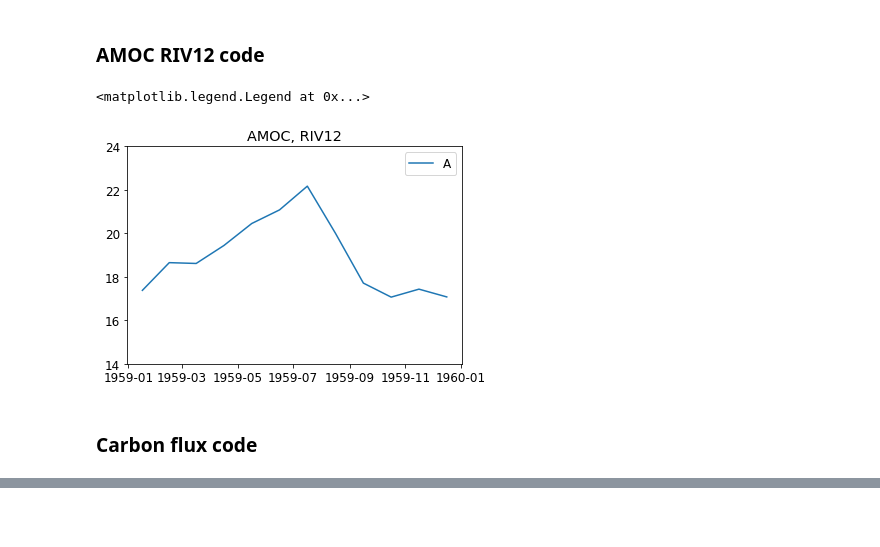
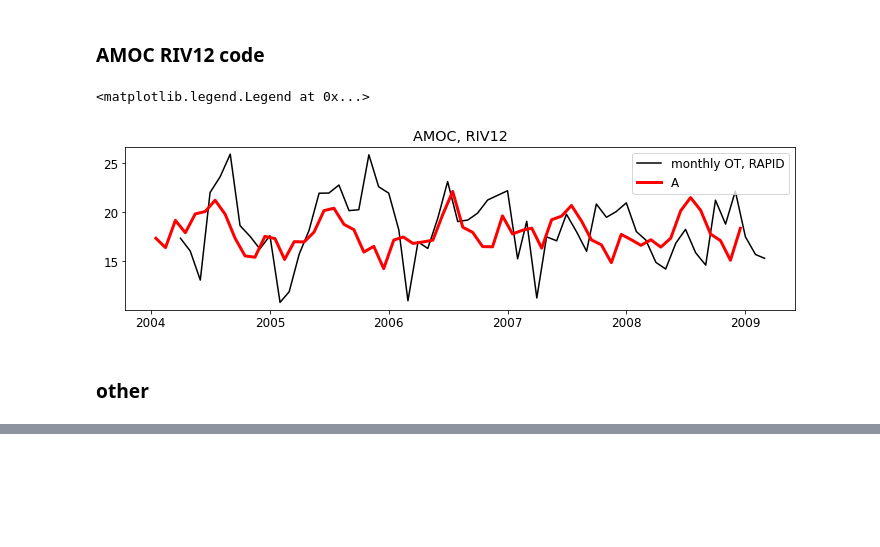
Before and after one commit to tjarnikova/AMOC-PLANKTOM, a Jupyter notebook: first-maps-ts.ipynb, the cells around one changed output, grey strips where cells are left out. Cells and saved outputs as stored; diff of their text form; code cells hidden in the pictures; blank space fills up the shorter version.

Commit message:
systematize look at transports

```diff
--- a/first-maps-ts.ipynb
+++ b/first-maps-ts.ipynb
@@ -153,6 +147,7 @@ GEB0_moc = make_yearlist(1959, 2022, 'TOM12_TJ_RVB0')
 GEC0_moc = make_yearlist(1959, 2022, 'TOM12_TJ_RVC0')
 GED0_moc = make_yearlist(1959, 2022, 'TOM12_TJ_RVD0')
 
+GEA0_moc = make_yearlist(1959, 2022, 'TOM12_TJ_RVA0')
 GEA0_mocdat = xr.open_mfdataset(GEA0_moc)
 GEB0_mocdat = xr.open_mfdataset(GEB0_moc)
 GEC0_mocdat = xr.open_mfdataset(GEC0_moc)
@@ -165,14 +162,27 @@ GED0_max_amoc = get_max_amoc(GED0_mocdat)
 # %%
+
+am = xr.open_dataset('./data/mocobs/moc_transports.nc')
+
 nicetime  = GEA0_mocdat.indexes['time_counter'].to_datetimeindex()
-plt.plot(nicetime[0:12], GEA0_max_amoc[0:12], label = 'A')
+fact = 1
+yrs = 5
+
+ty = (2004-1959)*12
+
+
+fig, axs = plt.subplots(1,1, figsize=(12*fact, 3*fact), facecolor='w', edgecolor='k')
+
+monthly_moc = am['moc_mar_hc10'].resample(time='1MS').mean()
+axs.plot(monthly_moc.time[0:yrs*12], monthly_moc[0:yrs*12], 'k-', label = 'monthly OT, RAPID')
+axs.plot(nicetime[ty:ty+yrs*12], GEA0_max_amoc[ty:ty+yrs*12], label = 'A', color = 'r', lw = 3)
 # plt.plot(nicetime, GEB0_max_amoc, label = 'B')
 # plt.plot(nicetime, GEC0_max_amoc, label = 'C')
 # plt.plot(nicetime, GED0_max_amoc, label = 'D')
 plt.title('AMOC, RIV12')
-plt.ylim([14,24])
+# plt.ylim([14,24])
 plt.legend()
 # %% [output]
 <matplotlib.legend.Legend at 0x...>
-[figure, old version]
+[figure, new version]
 # %% [markdown]
-### Carbon flux code
+### other
```
Also changed, not shown: parts of 22 cells of this notebook, 15 other files.
